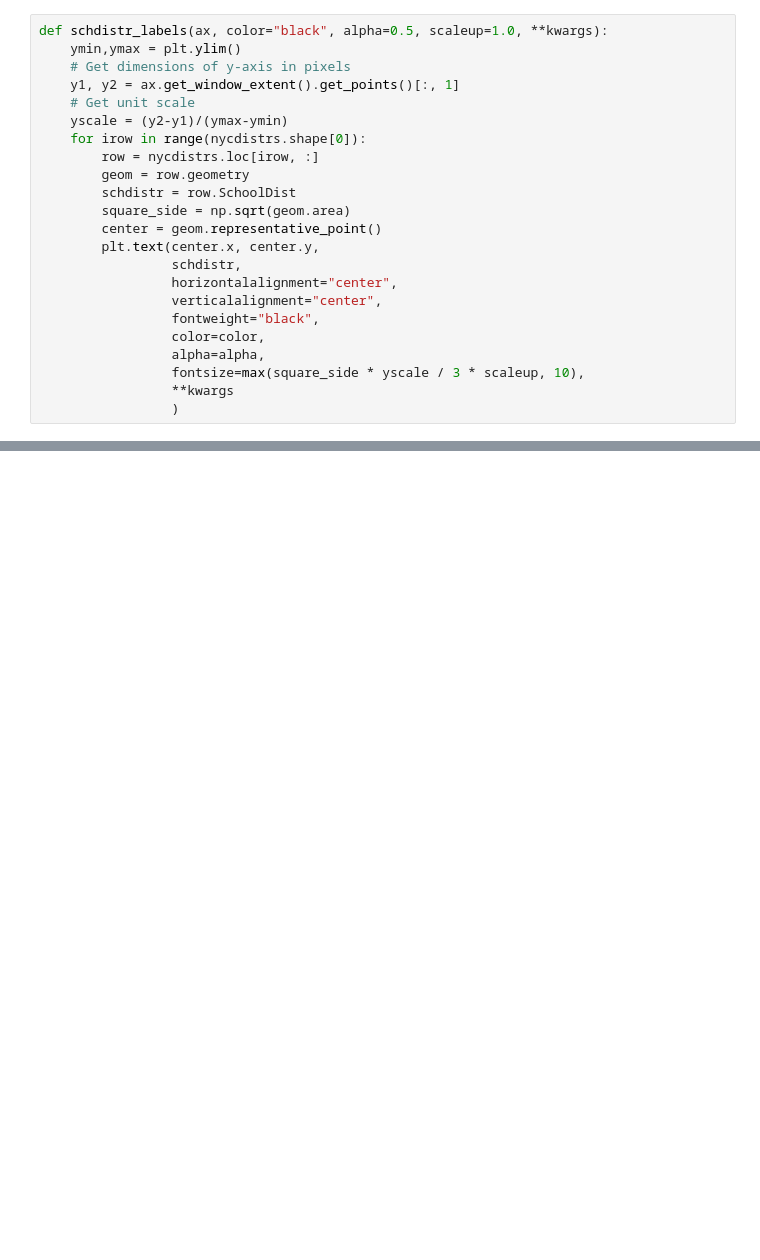
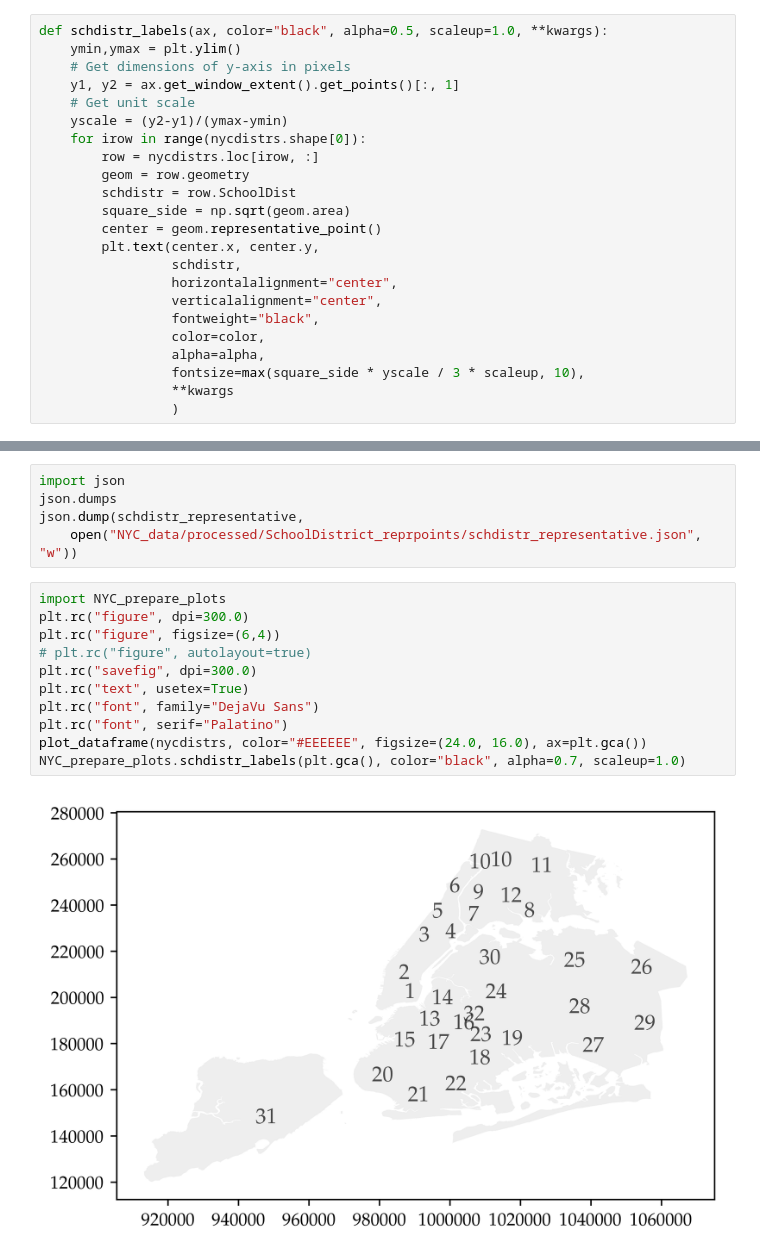
Before and after one commit to gwb/rdd-coverage, a Jupyter notebook: Maxime/NYC/NYC_prepare_schdistr_plot.ipynb, the cells around one changed output, grey strips where cells are left out. Drawn from its saved outputs; the diff is of its cells as text; blank space fills up the shorter version.

```diff
--- a/Maxime/NYC/NYC_prepare_schdistr_plot.ipynb
+++ b/Maxime/NYC/NYC_prepare_schdistr_plot.ipynb
@@ -97,0 +92,18 @@ plt.axis("off")
+# %%
+import json
+json.dumps
+json.dump(schdistr_representative,
+    open("NYC_data/processed/SchoolDistrict_reprpoints/schdistr_representative.json", "w"))
+# %%
+import NYC_prepare_plots
+plt.rc("figure", dpi=300.0)
+plt.rc("figure", figsize=(6,4))
+# plt.rc("figure", autolayout=true)
+plt.rc("savefig", dpi=300.0)
+plt.rc("text", usetex=True)
+plt.rc("font", family="DejaVu Sans")
+plt.rc("font", serif="Palatino")
+plot_dataframe(nycdistrs, color="#EEEEEE", figsize=(24.0, 16.0), ax=plt.gca())
+NYC_prepare_plots.schdistr_labels(plt.gca(), color="black", alpha=0.7, scaleup=1.0)
+# %% [output]
+[figure, added]
```
Also changed, not shown: parts of 5 cells of this notebook, 38 other files.
